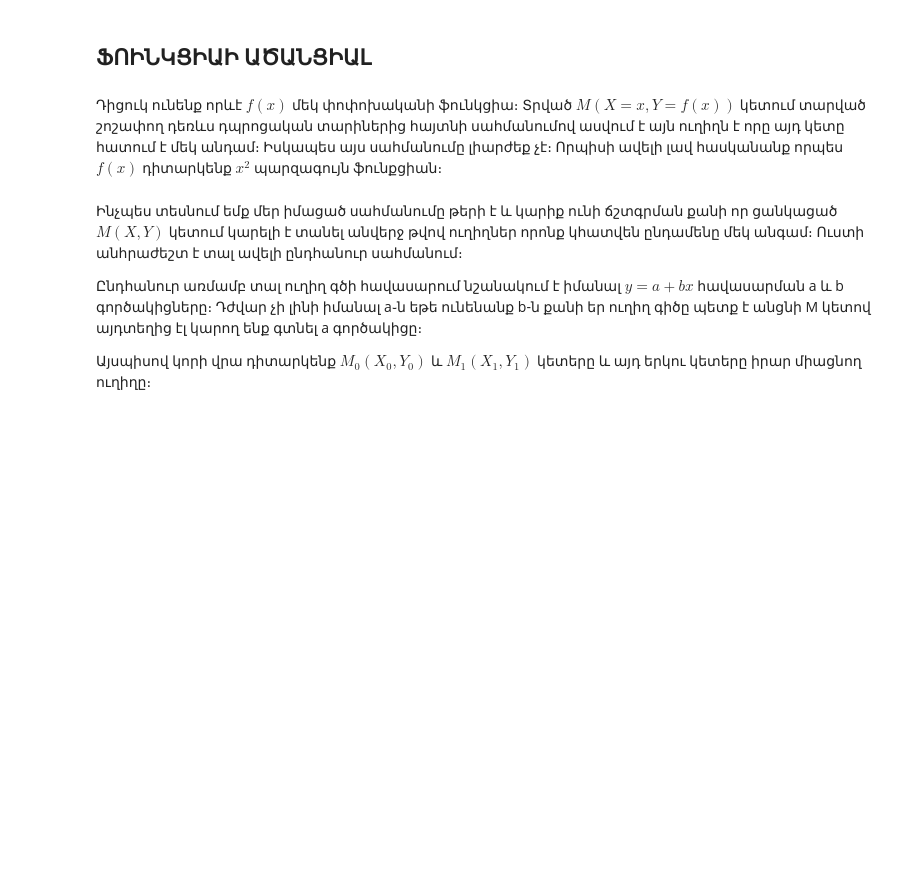
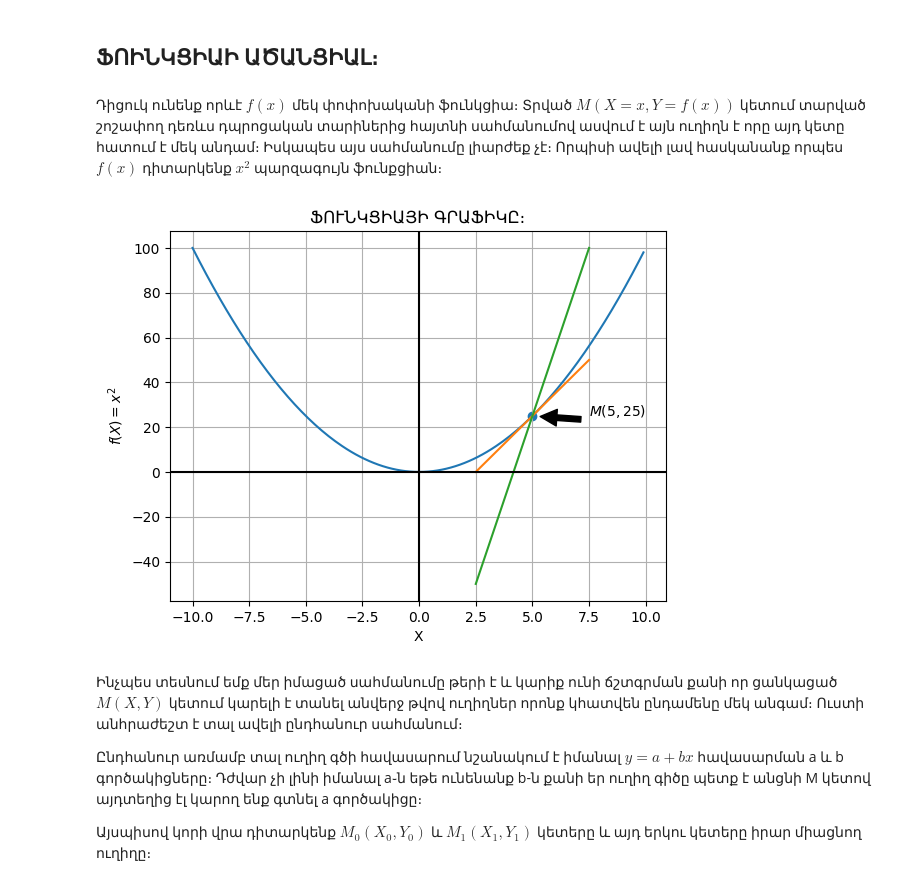
Before and after one commit to Varlusin/math_analiz, a Jupyter notebook: derivative.ipynb, the cells around one changed output. Saved outputs shown, nothing was run; the diff lists cells and outputs as text; code cells hidden in the pictures; blank space fills up the shorter version.

```diff
--- a/derivative.ipynb
+++ b/derivative.ipynb
@@ -1,5 +1,5 @@
 # %% [markdown]
-## ՖՈԻՆԿՑԻԱԻ ԱԾԱՆՑԻԱԼ
+## ՖՈԻՆԿՑԻԱԻ ԱԾԱՆՑԻԱԼ։
 # %%
 import numpy as np
 import matplotlib.pyplot as plt
@@ -8,21 +8,23 @@ import matplotlib.pyplot as plt
 # %%
 x=np.arange(-10,10, 0.1)
 y=x**2
 x_tangential = np.array([2.5,7.5])
 y_tangential = 10*x_tangential-25
 yNot_tan = 30*x_tangential-125
 plt.plot(x,y)
 plt.plot(x_tangential, y_tangential)
 plt.plot(x_tangential, yNot_tan)
 plt.annotate('$M(5,25)$', xy=(5.1, 24.9), xytext=(7.5, 25),
             arrowprops=dict(facecolor='black', shrink=0.1))
 plt.xlabel("X")
 plt.ylabel("$f(X)={x^2}$")
-plt.title("ՖՈՒՆԿՑԻԱՅԻ ԳՐԱՖԻԿԸ")
+plt.title("ՖՈՒՆԿՑԻԱՅԻ ԳՐԱՖԻԿԸ։")
 plt.axhline(y=0, color='k')
 plt.axvline(x=0, color='k')
 plt.scatter(x=5 , y=5**2)
 plt.grid(True)
+# %% [output]
+[figure, added]
 # %% [markdown]
 Ինչպես տեսնում եմք մեր իմացած սահմանումը թերի է և կարիք ունի ճշտգրման քանի որ ցանկացած $M(X,Y)$ կետում կարելի է տանել անվերջ թվով ուղիղներ որոնք կհատվեն ընդամենը մեկ անգամ։ Ուստի անհրաժեշտ է տալ ավելի ընդհանուր սահմանում։
 
```
Also changed, not shown: parts of 6 cells of this notebook, 1 other file.
